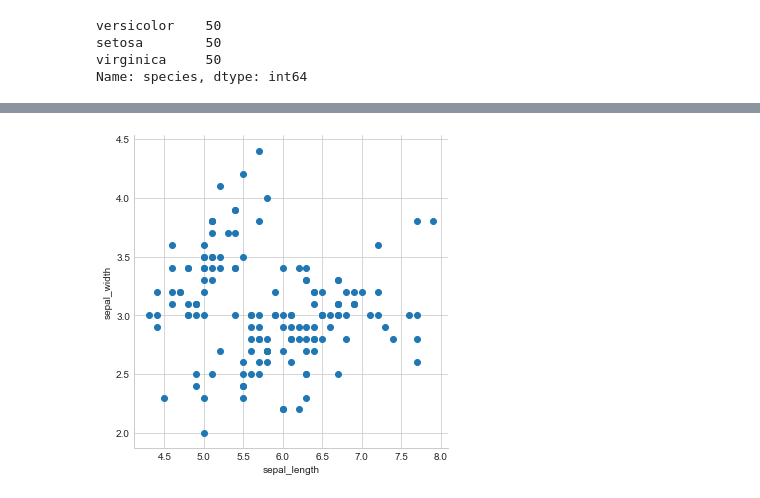
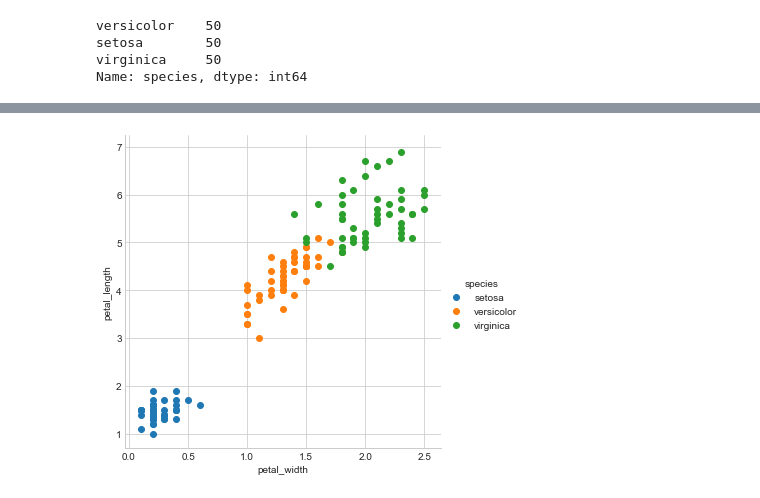
Before and after one commit to SKumarMN/MLPractice, a Jupyter notebook: Iris.ipynb, the cells around one changed output, grey strips where cells are left out. Drawn from its saved outputs; the diff is of its cells as text; code cells hidden in the pictures.

```diff
--- a/Iris.ipynb
+++ b/Iris.ipynb
@@ -54,6 +55,6 @@ plt.show()
 # %%
 sns.set_style('whitegrid')
-sns.FacetGrid(df,hue='species',size=5).map(plt.scatter,'sepal_length','sepal_width').add_legend()
+sns.FacetGrid(df,hue='species',size=5).map(plt.scatter,'petal_width','petal_length').add_legend()
 plt.show()
 # %% [output]
-[figure, old version]
+[figure, new version]
```
Also changed, not shown: parts of 4 cells of this notebook, 1 other file.
